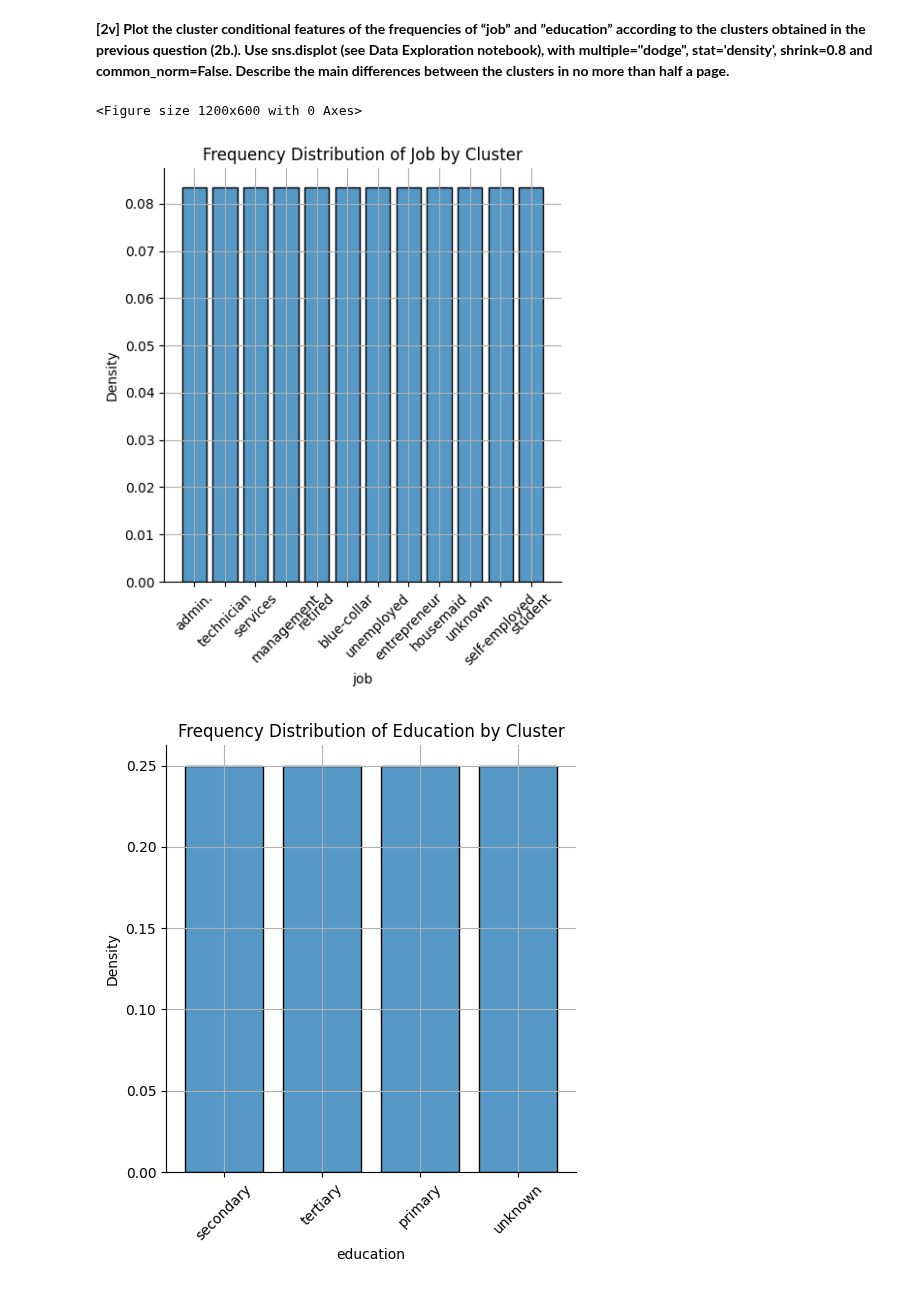
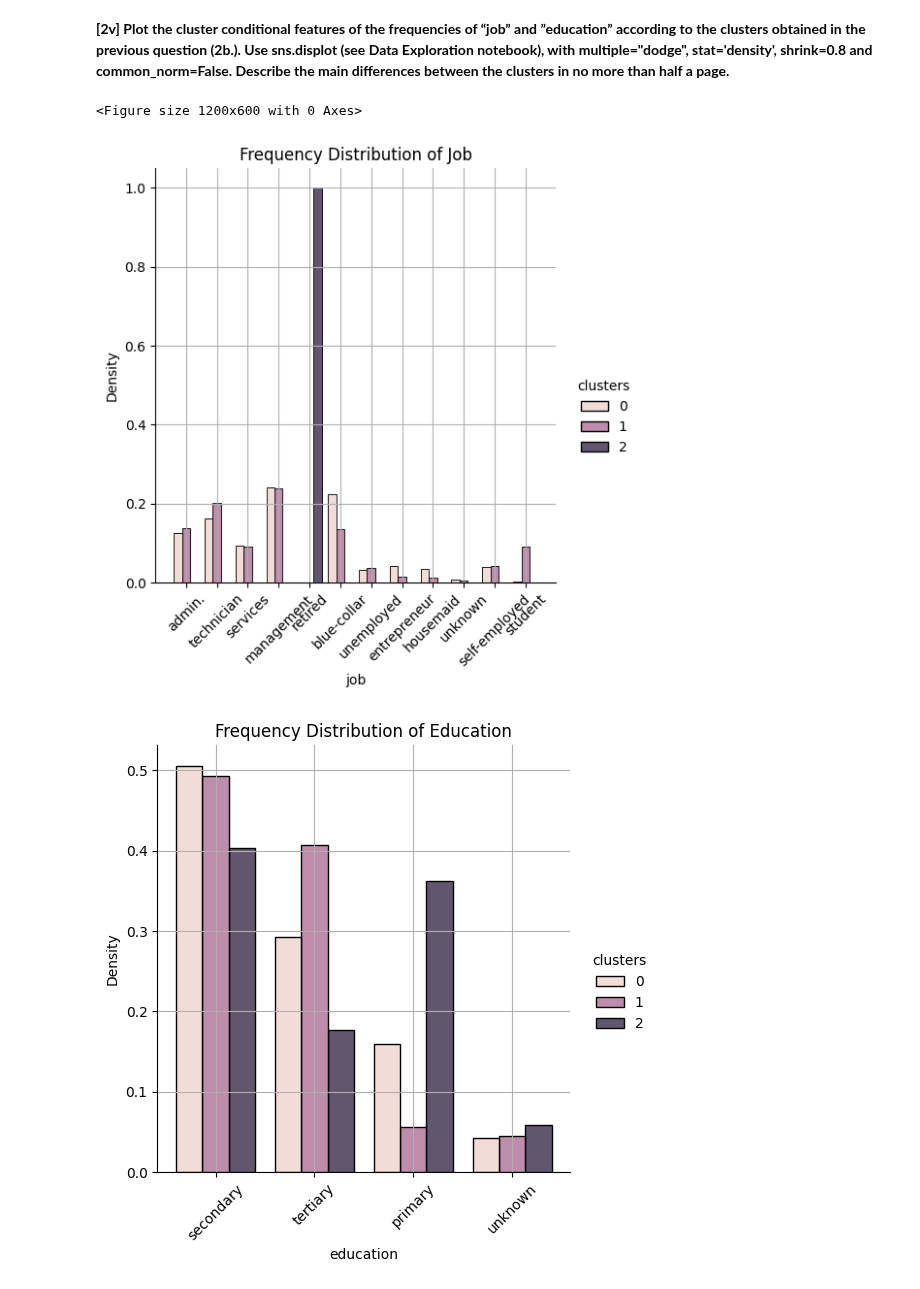
Before and after one commit to Margarida-Lourenco/HW-Apre, a Jupyter notebook: HW4/HW4.ipynb, the cells around one changed output. Cells and saved outputs as stored; diff of their text form; code cells hidden in the pictures.

```diff
--- a/HW4/HW4.ipynb
+++ b/HW4/HW4.ipynb
@@ -137,39 +137,32 @@ Some separation is visible for k-mean clustering with k = 3, but we can't say th
 # %%
 import seaborn as sns
 import matplotlib.pyplot as plt
 import pandas as pd
-from sklearn.preprocessing import StandardScaler
-from sklearn.cluster import KMeans
+
 
 # Load the data
 data = pd.read_csv('accounts.csv')
-df = data[['job', 'education']].drop_duplicates().dropna()
+df = data.iloc[:, :8]
+df = df.drop_duplicates().dropna()
 
-# Convert categorical features to numerical
-data_dummies = pd.get_dummies(df, drop_first=True)
-
-scaler = StandardScaler()
-
-# Apply K-Means clustering
-kmeans = KMeans(n_clusters=3, random_state=42)
-df['cluster'] = kmeans.fit_predict(scaler.fit_transform(data_dummies))
+df["clusters"] = clusters
 
 plt.figure(figsize=(12, 6))
 
 # Plot for "job"
-sns.displot(data=df, x="job", multiple="dodge", stat="density", shrink=0.8, common_norm=False)
-plt.title('Frequency Distribution of Job by Cluster')
+sns.displot(data=df, x="job", hue ="clusters", multiple="dodge", stat="density", shrink=0.8, common_norm=False)
+plt.title('Frequency Distribution of Job')
 plt.xticks(rotation=45)
 plt.grid(True)
 plt.show()
 
 # Plot for "education"
-sns.displot(data=df, x="education", multiple="dodge", stat="density", shrink=0.8, common_norm=False)
-plt.title('Frequency Distribution of Education by Cluster')
+sns.displot(data=df, x="education", hue ="clusters", multiple="dodge", stat="density", shrink=0.8, common_norm=False)
+plt.title('Frequency Distribution of Education')
 plt.xticks(rotation=45)
 plt.grid(True)
 plt.show()
 # %% [output]
 <Figure size 1200x600 with 0 Axes>
-[figure, old version]
+[figure, new version]
-[figure, old version]
+[figure, new version]
```
Also changed, not shown: parts of 1 cell of this notebook.
